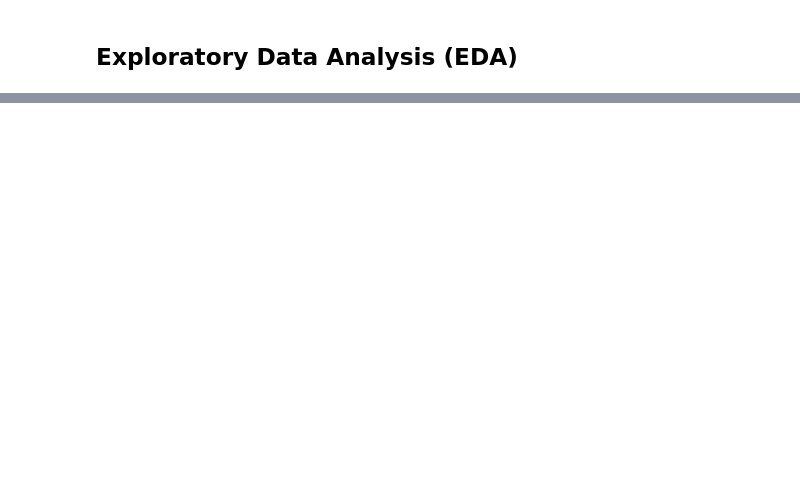
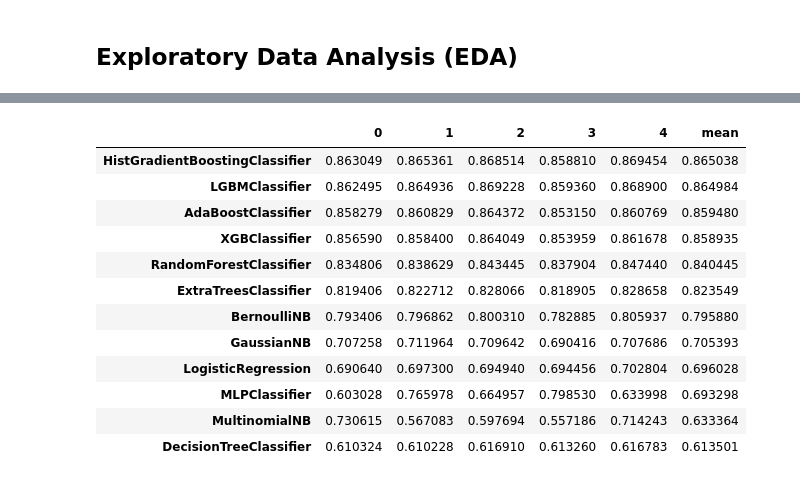
Before and after one commit to rdemarqui/financial_distress_prediction, a Jupyter notebook: Financial_distress_prediction.ipynb, the cells around one changed output, grey strips where cells are left out. Saved outputs shown, nothing was run; the diff lists cells and outputs as text; code cells hidden in the pictures; blank space fills up the shorter version.

```diff
--- a/Financial_distress_prediction.ipynb
+++ b/Financial_distress_prediction.ipynb
@@ -26,0 +190,17 @@ df_test = pd.read_csv(zf.open('train.csv'), low_memory=False)
+# %%
+# Checking all results using oversampling
+results_stratified
+# %% [output]
+|  | 0 | 1 | 2 | 3 | 4 | mean |
+| HistGradientBoostingClassifier | 0.863049 | 0.865361 | 0.868514 | 0.858810 | 0.869454 | 0.865038 |
+| LGBMClassifier | 0.862495 | 0.864936 | 0.869228 | 0.859360 | 0.868900 | 0.864984 |
+| AdaBoostClassifier | 0.858279 | 0.860829 | 0.864372 | 0.853150 | 0.860769 | 0.859480 |
+| XGBClassifier | 0.856590 | 0.858400 | 0.864049 | 0.853959 | 0.861678 | 0.858935 |
+| RandomForestClassifier | 0.834806 | 0.838629 | 0.843445 | 0.837904 | 0.847440 | 0.840445 |
+| ExtraTreesClassifier | 0.819406 | 0.822712 | 0.828066 | 0.818905 | 0.828658 | 0.823549 |
+| BernoulliNB | 0.793406 | 0.796862 | 0.800310 | 0.782885 | 0.805937 | 0.795880 |
+| GaussianNB | 0.707258 | 0.711964 | 0.709642 | 0.690416 | 0.707686 | 0.705393 |
+| LogisticRegression | 0.690640 | 0.697300 | 0.694940 | 0.694456 | 0.702804 | 0.696028 |
+| MLPClassifier | 0.603028 | 0.765978 | 0.664957 | 0.798530 | 0.633998 | 0.693298 |
+| MultinomialNB | 0.730615 | 0.567083 | 0.597694 | 0.557186 | 0.714243 | 0.633364 |
+| DecisionTreeClassifier | 0.610324 | 0.610228 | 0.616910 | 0.613260 | 0.616783 | 0.613501 |
```
Also changed, not shown: parts of 48 cells of this notebook.
